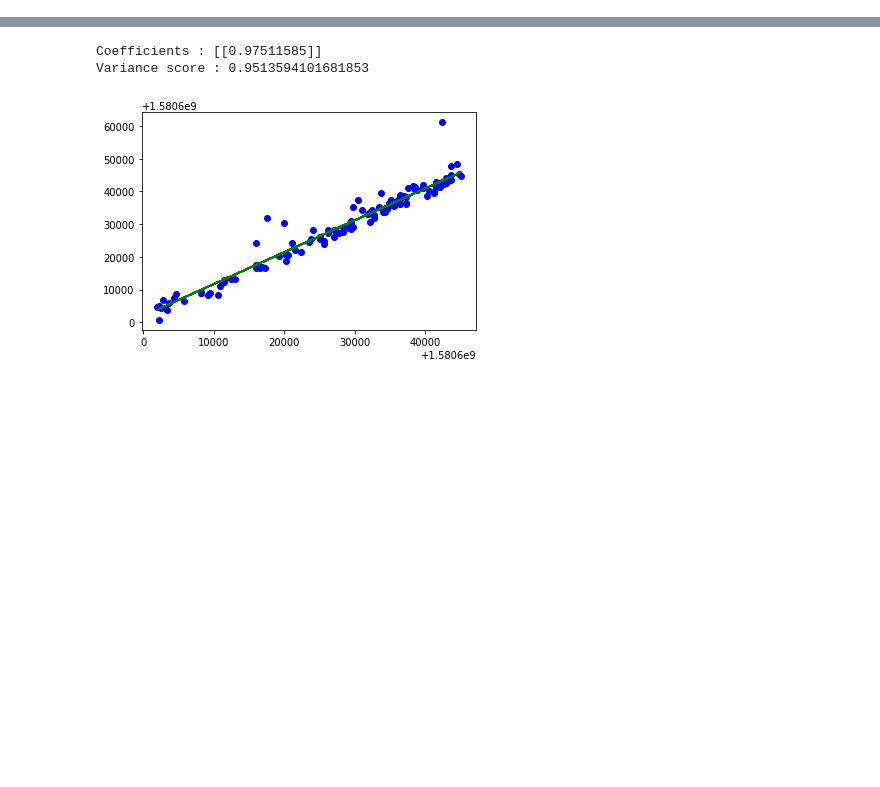
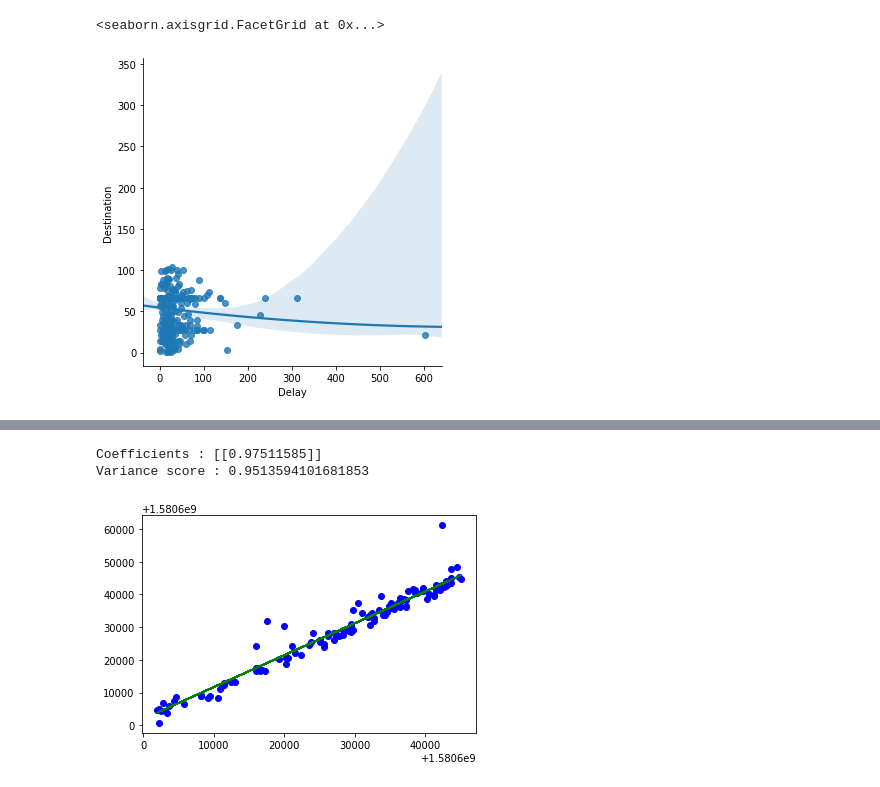
Before and after one commit to jaydbendre/Data-Mining-And-Buisness-Intelligence-Semester-6, a Jupyter notebook: Experiment10/Experiment10.ipynb, the cells around one changed output, grey strips where cells are left out. Drawn from its saved outputs; the diff is of its cells as text; code cells hidden in the pictures; blank space fills up the shorter version.

```diff
--- a/Experiment10/Experiment10.ipynb
+++ b/Experiment10/Experiment10.ipynb
@@ -22,0 +32,5 @@ sns.lmplot(x = "Time" , y="Actual_Time",data = data,order = 2)
+# %%
+sns.lmplot(x = "Delay" , y="Destination",data = data,order = 2)
+# %% [output]
+<seaborn.axisgrid.FacetGrid at 0x...>
+[figure, added]
```
Also changed, not shown: parts of 9 cells of this notebook, 1 other file.
